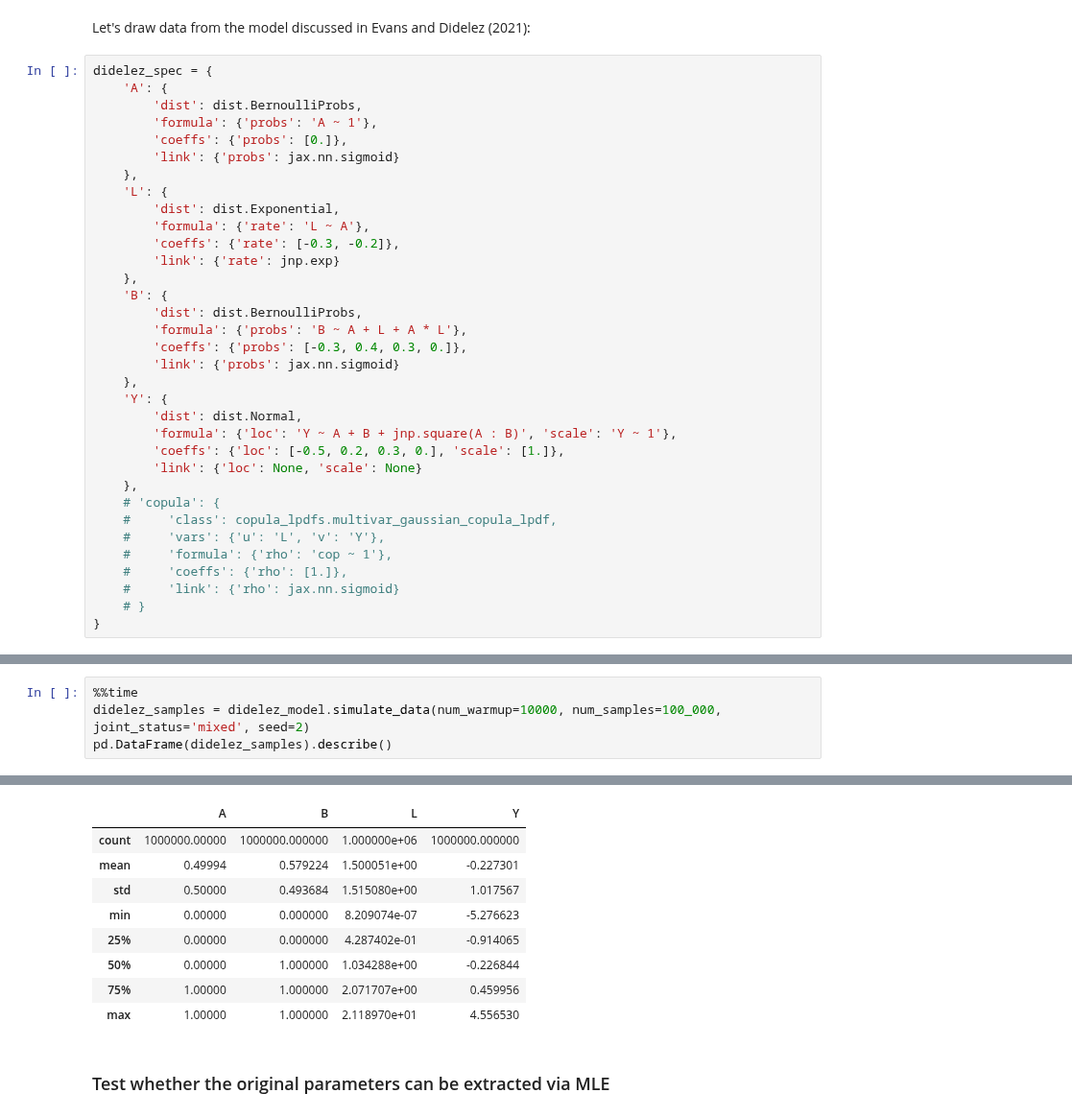
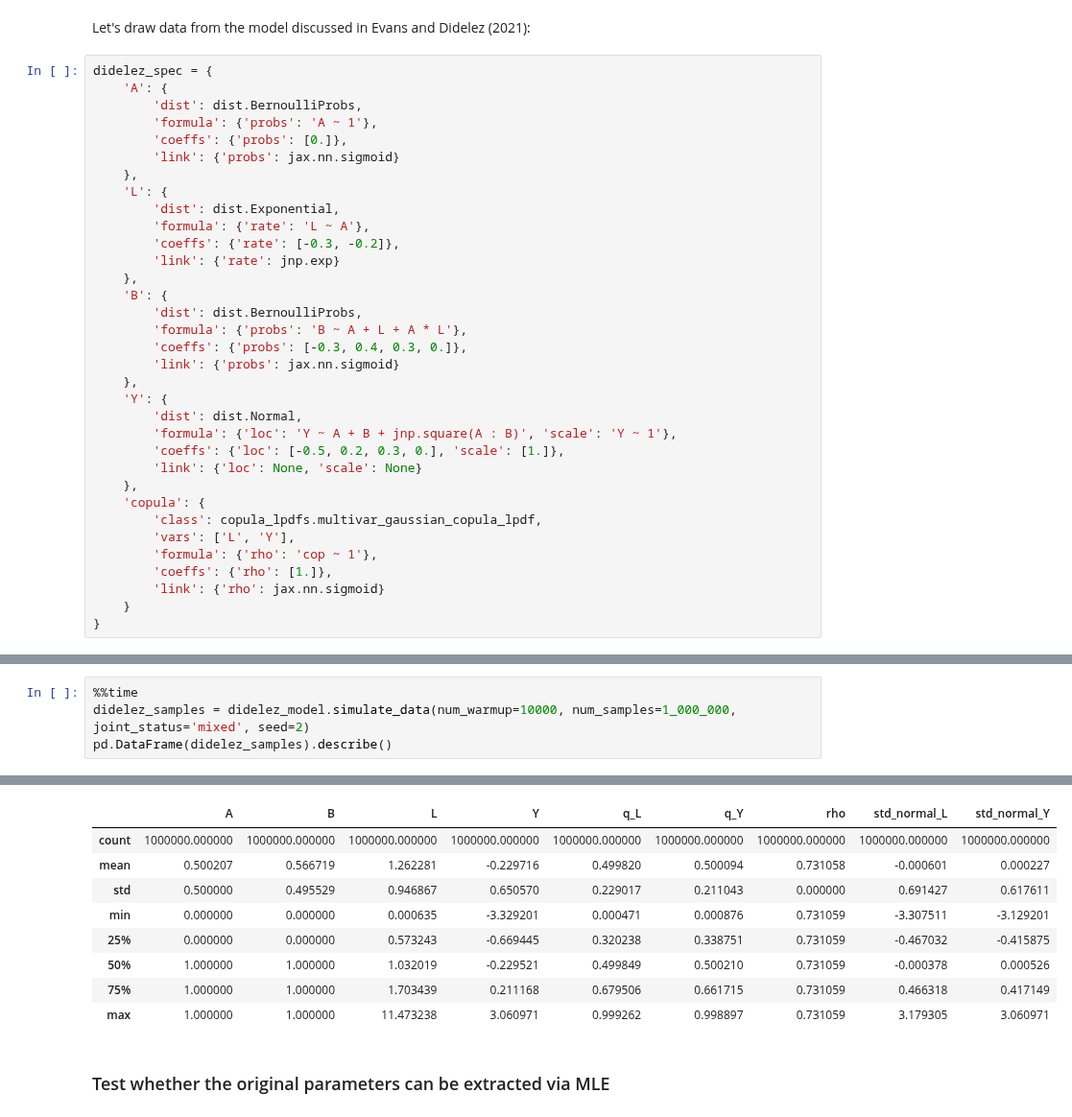
Before and after one commit to 12kleingordon34/Causal_Copulas, a Jupyter notebook: frugalCopyla/examples/basic_demo.ipynb, the cells around one changed output, grey strips where cells are left out. Shown at 96% size. Drawn from its saved outputs; the diff is of its cells as text.

```diff
--- a/frugalCopyla/examples/basic_demo.ipynb
+++ b/frugalCopyla/examples/basic_demo.ipynb
@@ -162,13 +199,13 @@ didelez_spec = {
         'coeffs': {'loc': [-0.5, 0.2, 0.3, 0.], 'scale': [1.]},
         'link': {'loc': None, 'scale': None}
     },
-    # 'copula': {
-    #     'class': copula_lpdfs.multivar_gaussian_copula_lpdf,
-    #     'vars': {'u': 'L', 'v': 'Y'},
-    #     'formula': {'rho': 'cop ~ 1'},
-    #     'coeffs': {'rho': [1.]},
-    #     'link': {'rho': jax.nn.sigmoid}
-    # }
+    'copula': {
+        'class': copula_lpdfs.multivar_gaussian_copula_lpdf,
+        'vars': ['L', 'Y'],
+        'formula': {'rho': 'cop ~ 1'},
+        'coeffs': {'rho': [1.]},
+        'link': {'rho': jax.nn.sigmoid}
+    }
 }
 # %%
 didelez_model = Copula_Model(didelez_spec)
@@ -196,5 +232,5 @@ WARNING: CHECK PASSES AUTOMATICALLY. FULL SOLUTION ADDED TBC
 # %%
 %%time
-didelez_samples = didelez_model.simulate_data(num_warmup=10000, num_samples=100_000, joint_status='mixed', seed=2)
+didelez_samples = didelez_model.simulate_data(num_warmup=10000, num_samples=1_000_000, joint_status='mixed', seed=2)
 pd.DataFrame(didelez_samples).describe()
 # %% [output]
@@ -203,12 +239,12 @@ Wall time: 5.82 s
-|  | A | B | L | Y |
-| count | 1000000.00000 | 1000000.000000 | 1.000000e+06 | 1000000.000000 |
-| mean | 0.49994 | 0.579224 | 1.500051e+00 | -0.227301 |
-| std | 0.50000 | 0.493684 | 1.515080e+00 | 1.017567 |
-| min | 0.00000 | 0.000000 | 8.209074e-07 | -5.276623 |
-| 25% | 0.00000 | 0.000000 | 4.287402e-01 | -0.914065 |
-| 50% | 0.00000 | 1.000000 | 1.034288e+00 | -0.226844 |
-| 75% | 1.00000 | 1.000000 | 2.071707e+00 | 0.459956 |
-| max | 1.00000 | 1.000000 | 2.118970e+01 | 4.556530 |
+|  | A | B | L | Y | q_L | q_Y | rho | std_normal_L | std_normal_Y |
+| count | 1000000.000000 | 1000000.000000 | 1000000.000000 | 1000000.000000 | 1000000.000000 | 1000000.000000 | 1000000.000000 | 1000000.000000 | 1000000.000000 |
+| mean | 0.500207 | 0.566719 | 1.262281 | -0.229716 | 0.499820 | 0.500094 | 0.731058 | -0.000601 | 0.000227 |
+| std | 0.500000 | 0.495529 | 0.946867 | 0.650570 | 0.229017 | 0.211043 | 0.000000 | 0.691427 | 0.617611 |
+| min | 0.000000 | 0.000000 | 0.000635 | -3.329201 | 0.000471 | 0.000876 | 0.731059 | -3.307511 | -3.129201 |
+| 25% | 0.000000 | 0.000000 | 0.573243 | -0.669445 | 0.320238 | 0.338751 | 0.731059 | -0.467032 | -0.415875 |
+| 50% | 1.000000 | 1.000000 | 1.032019 | -0.229521 | 0.499849 | 0.500210 | 0.731059 | -0.000378 | 0.000526 |
+| 75% | 1.000000 | 1.000000 | 1.703439 | 0.211168 | 0.679506 | 0.661715 | 0.731059 | 0.466318 | 0.417149 |
+| max | 1.000000 | 1.000000 | 11.473238 | 3.060971 | 0.999262 | 0.998897 | 0.731059 | 3.179305 | 3.060971 |
 # %% [markdown]
 ### Test whether the original parameters can be extracted via MLE
 # %% [markdown]
```
Also changed, not shown: parts of 13 cells of this notebook, 4 other files.
